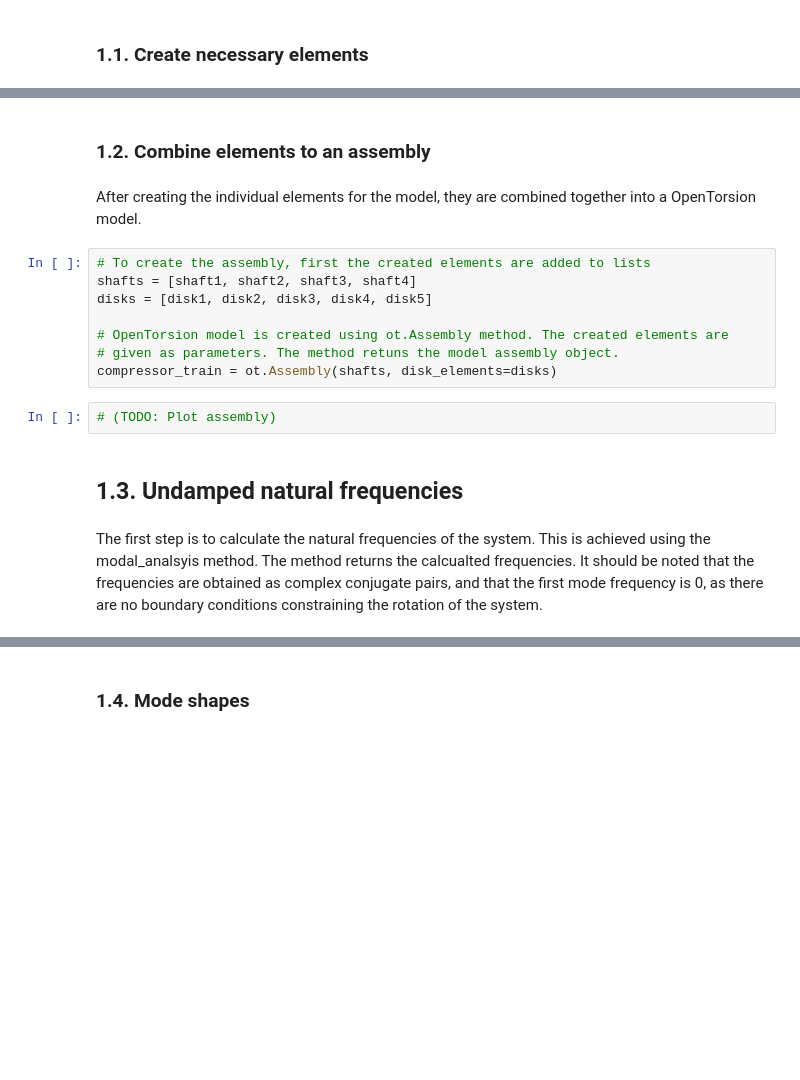
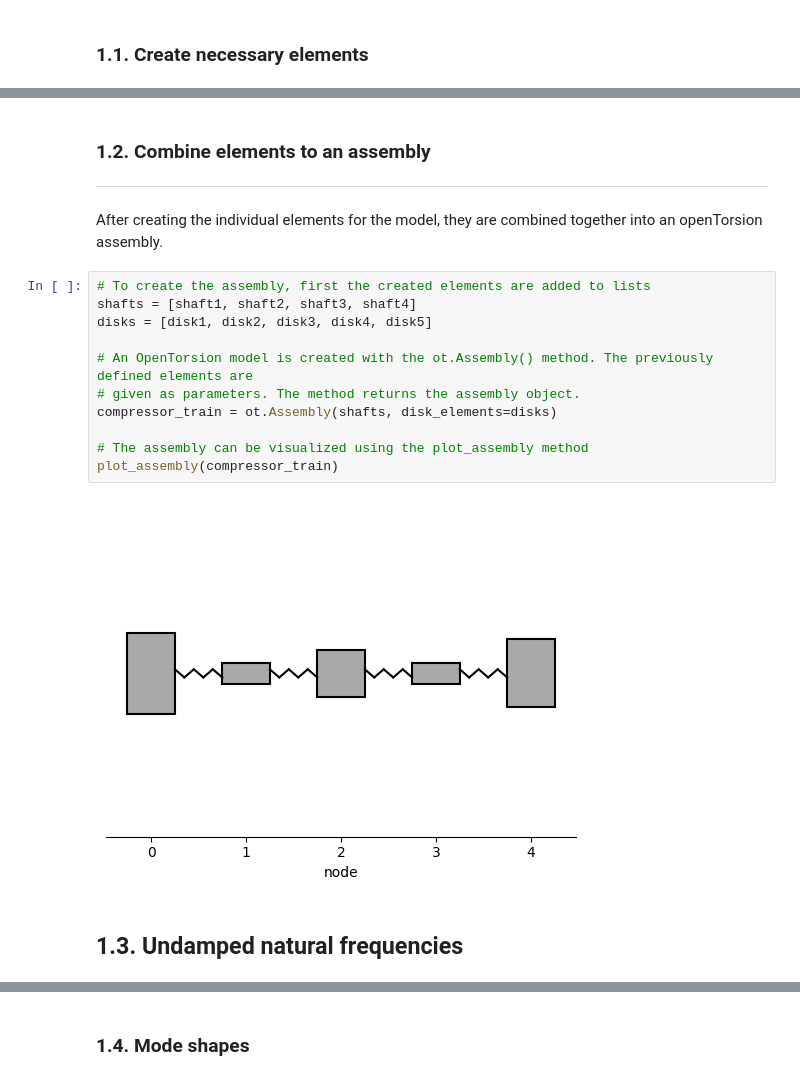
Before and after one commit to Aalto-Arotor/Aalto-Arotor.github.io, a Jupyter notebook: content/Torsional_dynamics_with_python.ipynb, the cells around one changed output, grey strips where cells are left out. Drawn from its saved outputs; the diff is of its cells as text; blank space fills up the shorter version.

```diff
--- a/content/Torsional_dynamics_with_python.ipynb
+++ b/content/Torsional_dynamics_with_python.ipynb
@@ -159,19 +287,22 @@ disk4 = ot.Disk(3, I=10)  # Coupling #2
 disk5 = ot.Disk(4, I=80)  # Generator
 # %% [markdown]
 ### 1.2. Combine elements to an assembly
+
+---
 # %% [markdown]
-After creating the individual elements for the model, they are combined together into a OpenTorsion model.
+After creating the individual elements for the model, they are combined together into an openTorsion assembly.
 # %%
 # To create the assembly, first the created elements are added to lists
 shafts = [shaft1, shaft2, shaft3, shaft4]
 disks = [disk1, disk2, disk3, disk4, disk5]
 
-# OpenTorsion model is created using ot.Assembly method. The created elements are
-# given as parameters. The method retuns the model assembly object.
+# An OpenTorsion model is created with the ot.Assembly() method. The previously defined elements are
+# given as parameters. The method returns the assembly object.
 compressor_train = ot.Assembly(shafts, disk_elements=disks)
+
+# The assembly can be visualized using the plot_assembly method
+plot_assembly(compressor_train)
+# %% [output]
+[figure, added]
-# %%
-# (TODO: Plot assembly)
 # %% [markdown]
 ## 1.3. Undamped natural frequencies
-# %% [markdown]
-The first step is to calculate the natural frequencies of the system. This is achieved using the modal_analsyis method. The method returns the calcualted frequencies. It should be noted that the frequencies are obtained as complex conjugate pairs, and that the first mode frequency is 0, as there are no boundary conditions constraining the rotation of the system.
```
Also changed, not shown: parts of 35 cells of this notebook, 1 other file.
